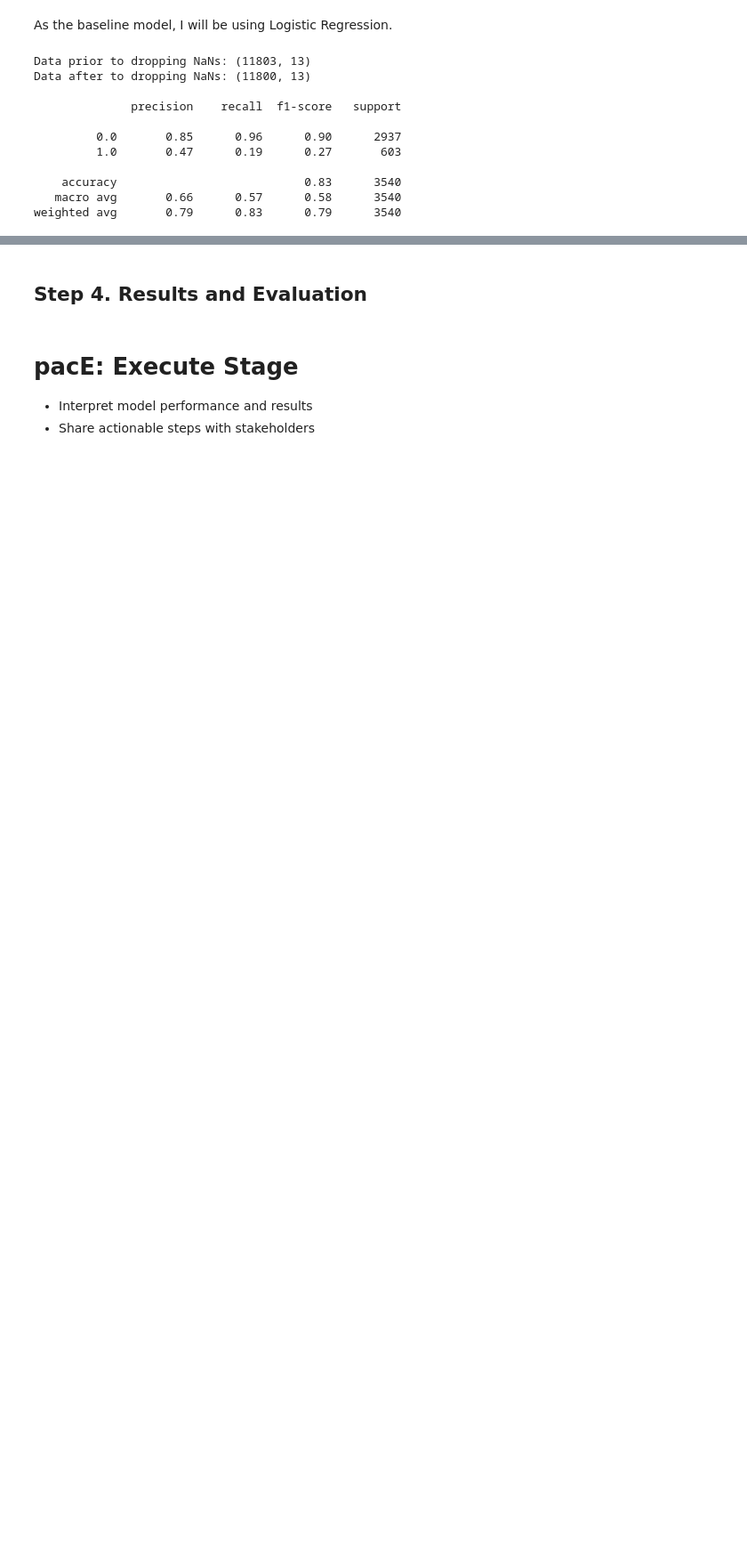
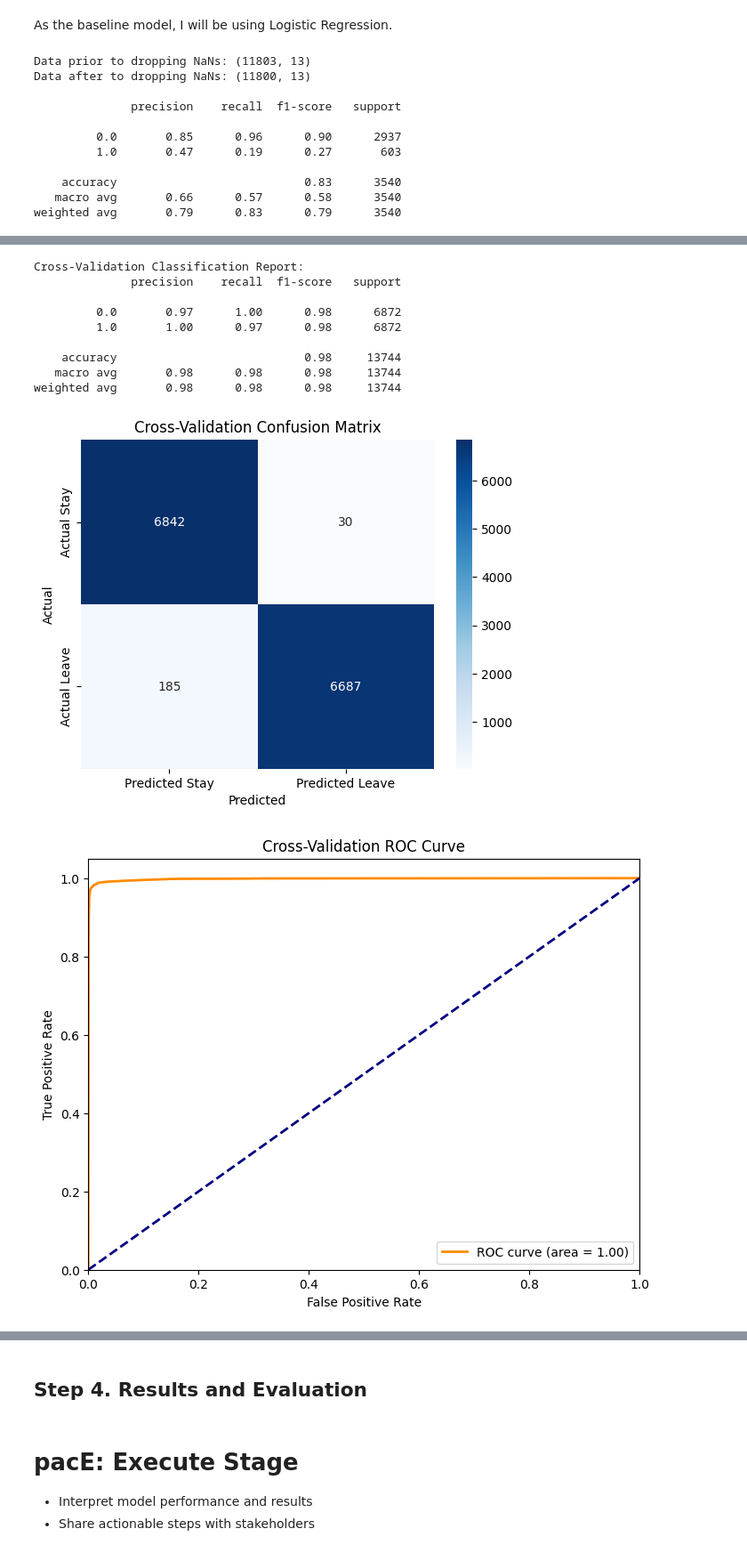
Before and after one commit to DoguKody/Predicting_Employee_Retention_Salifort_Motors, a Jupyter notebook: notebooks/Activity__Course_7_Salifort_Motors_project_lab.ipynb, the cells around one changed output, grey strips where cells are left out. Shown at 89% size. Drawn from its saved outputs; the diff is of its cells as text; code cells hidden in the pictures; blank space fills up the shorter version.

```diff
--- a/notebooks/Activity__Course_7_Salifort_Motors_project_lab.ipynb
+++ b/notebooks/Activity__Course_7_Salifort_Motors_project_lab.ipynb
@@ -1117,0 +1366,16 @@ weighted avg       0.79      0.83      0.79      3540
+# %%
+rf_cv = rf_with_CV(scaled_df, 'left_company_bool', test_size=0.3,
+                   random_state=42, n_splits=5,
+                   n_estimators=100, max_depth=None)
+# %% [output]
+Cross-Validation Classification Report:
+              precision    recall  f1-score   support
+
+         0.0       0.97      1.00      0.98      6872
+         1.0       1.00      0.97      0.98      6872
+
+    accuracy                           0.98     13744
+   macro avg       0.98      0.98      0.98     13744
+weighted avg       0.98      0.98      0.98     13744
+[figure, added]
+[figure, added]
```
Also changed, not shown: parts of 21 cells of this notebook, 1 other file.
